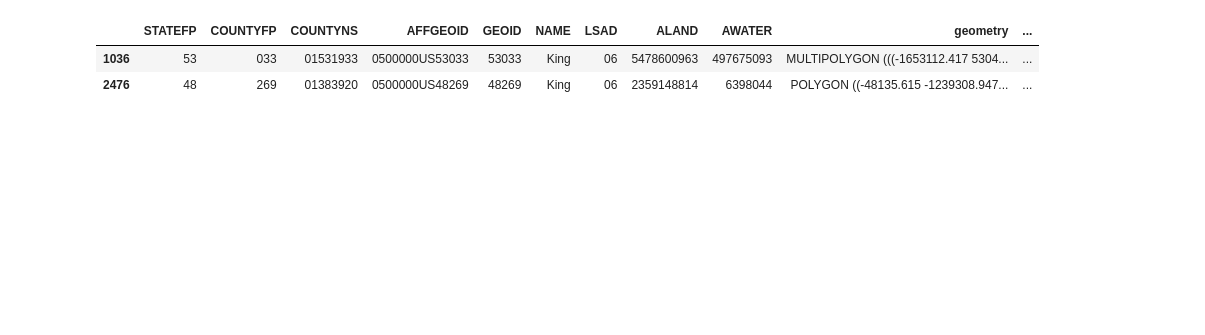
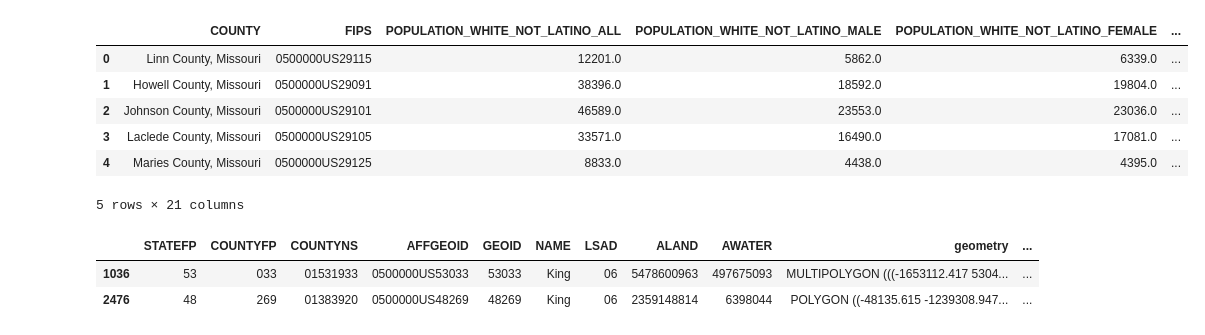
Before and after one commit to theanalyticsman/election_2024, a Jupyter notebook: Data Collection/census/census.ipynb, the cells around one changed output. Drawn from its saved outputs; the diff is of its cells as text; code cells hidden in the pictures; blank space fills up the shorter version.

```diff
--- a/Data Collection/census/census.ipynb
+++ b/Data Collection/census/census.ipynb
@@ -103,3 +81,13 @@ census_county.shape
+# %%
+census_county.head()
+# %% [output]
+|  | COUNTY | FIPS | POPULATION_WHITE_NOT_LATINO_ALL | POPULATION_WHITE_NOT_LATINO_MALE | POPULATION_WHITE_NOT_LATINO_FEMALE | ... |
+| 0 | Linn County, Missouri | 0500000US29115 | 12201.0 | 5862.0 | 6339.0 | ... |
+| 1 | Howell County, Missouri | 0500000US29091 | 38396.0 | 18592.0 | 19804.0 | ... |
+| 2 | Johnson County, Missouri | 0500000US29101 | 46589.0 | 23553.0 | 23036.0 | ... |
+| 3 | Laclede County, Missouri | 0500000US29105 | 33571.0 | 16490.0 | 17081.0 | ... |
+| 4 | Maries County, Missouri | 0500000US29125 | 8833.0 | 4438.0 | 4395.0 | ... |
+5 rows × 21 columns
 # %%
 # Load the shapefile
 counties_raw = gpd.read_file("C:/Users/appar/OneDrive/jup_nb/cb_2018_us_county_500k/cb_2018_us_county_500k.shp",)
```
Also changed, not shown: parts of 11 cells of this notebook, 3 other files.
